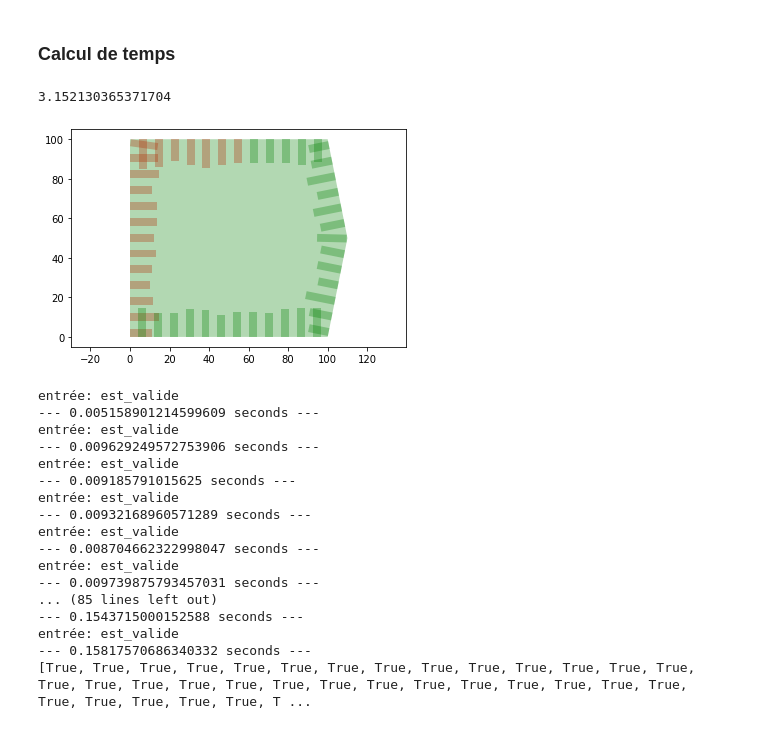
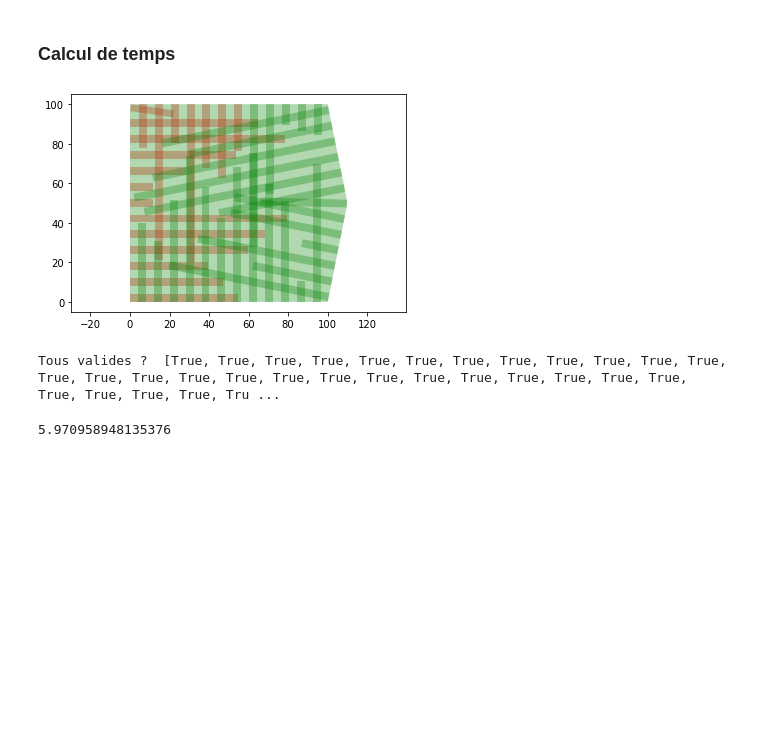
Before and after one commit to iribarnesy/optimize-house-area-on-a-land, a Jupyter notebook: PSO_rectangle.ipynb, the cells around one changed output. Saved outputs shown, nothing was run; the diff lists cells and outputs as text; code cells hidden in the pictures; blank space fills up the shorter version.

```diff
--- a/PSO_rectangle.ipynb
+++ b/PSO_rectangle.ipynb
@@ -297,49 +271,37 @@ psi,cmax = (0.7, 1.47)
 # psi,cmax = (0.8, 1.62)
 # %% [markdown]
 ### Calcul de temps
+# %%
+from sympy import Symbol
+def pick_random_sol(land, size=1, delta=0.05, stochastic=False):
+    t = Symbol('t', real=True)
+    p = SimpyPolygon(*land).arbitrary_point('t')
+    if stochastic:
+        picks = sorted([random.rand() for i in range(size*2)])
+    else:
+        picks = np.linspace(0, 1, size*2+1)
+    points_on_perimeter = [p.subs(t, pick) for pick in picks]
+    #picks = [pick + delta if pick + delta < 1 else pick + (1 - pick) / 2 for pick in picks]
+    #second_points_on_perimeter = [p.subs(t, pick) for pick in picks]
+    sols = [[points_on_perimeter[i*2].x, points_on_perimeter[i*2].y, points_on_perimeter[i*2+1].x, points_on_perimeter[i*2+1].y, -10-delta*2000*random.rand()] for i in range(size)]
+    for sol in sols:
+        while not is_valid(Rectangle(*sol).to_rect(), land):
+            sol[4] = sol[4] / 2
+    return sols
+    # return p.subs(t, (s1 + s2/2)/perimeter)
+sols = [Rectangle(*sol).to_rect() for sol in pick_random_sol(land, 50)]
+draw_polygons([*sols, land], colors=["red", "red", "red", "red", "red", "red", "red", "red", "red", "red", "red", "red", "red", "red", "red", "red", "red", "red", "red", "red", "green"])
+print("Tous valides ? ", list(all(is_valid(sol, land) for sol in sols)))
+# %% [output]
+[figure, added]
+Tous valides ?  [True, True, True, True, True, True, True, True, True, True, True, True, True, True, True, True, True, True, True, True, True, True, True, True, True, True, True, True, True, True, Tru ...
 # %%
 st = time.time()
 for sol in pick_random_sol(land, 50):
-    sol = Rectangle(*sol).to_rect(strategy="Default")
+    pass
 print(time.time() - st)
 # %% [output]
-3.152130365371704
+5.970958948135376
-# %%
-from sympy import Symbol
-def pick_random_sol(land, size=1, delta=0.05, stochastic=False):
-    t = Symbol('t', real=True)
-    p = land.arbitrary_point('t')
-    if stochastic:
-        picks = sorted([random.rand() for i in range(size*2)])
-    else:
-        picks = np.linspace(0, 1, size*2+1)
-    points_on_perimeter = [p.subs(t, pick) for pick in picks]
-    #picks = [pick + delta if pick + delta < 1 else pick + (1 - pick) / 2 for pick in picks]
-    #second_points_on_perimeter = [p.subs(t, pick) for pick in picks]
-    return [[points_on_perimeter[i*2].x, points_on_perimeter[i*2].y, points_on_perimeter[i*2+1].x, points_on_perimeter[i*2+1].y, -10-delta*100*random.rand()] for i in range(size)]
-    # return p.subs(t, (s1 + s2/2)/perimeter)
-sols = [Rectangle(*sol).to_rect() for sol in pick_random_sol(land, 50)]
-draw_polygons([*sols, land], colors=["red", "red", "red", "red", "red", "red", "red", "red", "red", "red", "red", "red", "red", "red", "red", "red", "red", "red", "red", "red", "green"])
-print([est_valide(sol, land)[0] for sol in sols])
-# %% [output]
-[figure, removed]
-entrée: est_valide
---- 0.005158901214599609 seconds ---
-entrée: est_valide
---- 0.009629249572753906 seconds ---
-entrée: est_valide
---- 0.009185791015625 seconds ---
-entrée: est_valide
---- 0.00932168960571289 seconds ---
-entrée: est_valide
---- 0.008704662322998047 seconds ---
-entrée: est_valide
---- 0.009739875793457031 seconds ---
-... (85 lines left out)
---- 0.1543715000152588 seconds ---
-entrée: est_valide
---- 0.15817570686340332 seconds ---
-[True, True, True, True, True, True, True, True, True, True, True, True, True, True, True, True, True, True, True, True, True, True, True, True, True, True, True, True, True, True, True, True, True, T ...
 # %%
 # Initialization
 
```
Also changed, not shown: parts of 18 cells of this notebook.
